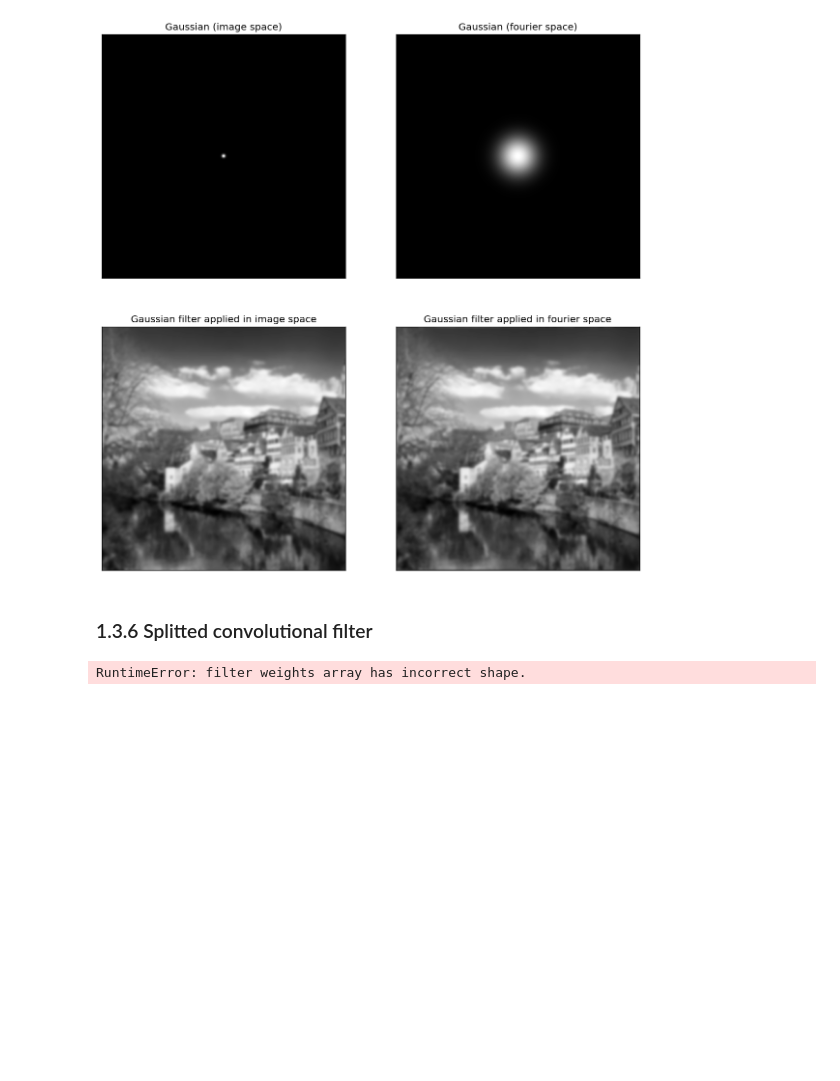
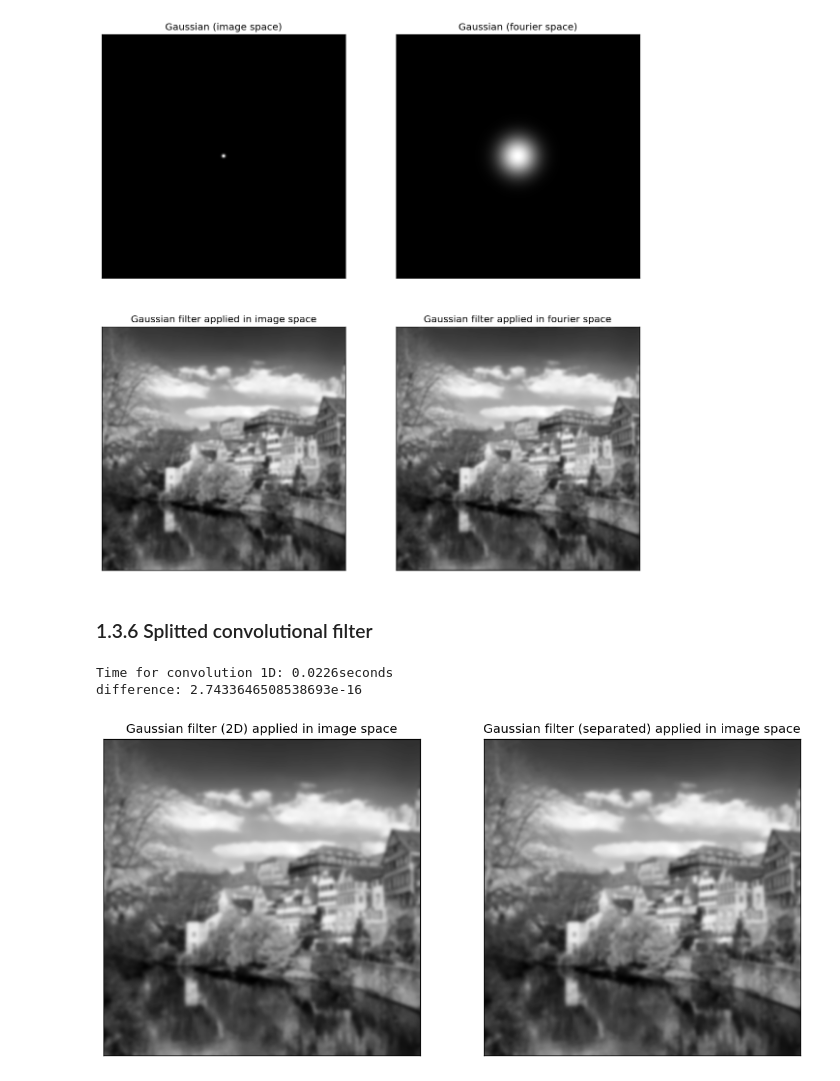
Before and after one commit to faehdy/Bildverarbeitung, a Jupyter notebook: fourier.ipynb, the cells around one changed output. Saved outputs shown, nothing was run; the diff lists cells and outputs as text; code cells hidden in the pictures; blank space fills up the shorter version.

```diff
--- a/fourier.ipynb
+++ b/fourier.ipynb
@@ -125,5 +128,20 @@ plt.imshow(g_kern(kernlen=25, std=3))
 #   step 2: create such a gaussian filter with standard deviation 3 and filtersize 25 and
 #           convolve the image with this filter
 gaussfilter_img = g_kern(25, 3)
-img_conv = ndimage.convolve(img, gaussfilter_img)
+
+timer_sum = 0
+for i in range(10):
+    # Start a timer to measure the time for the convolution
+    start = time.time()
+
+    img_conv = ndimage.convolve(img, gaussfilter_img)
+    # Stop the timer
+    end = time.time()
+    timer_sum += end - start
+
+#divide the time by 10 to get the average time
+print('Time for convolution 2D: ' + str(np.round(timer_sum/10, 5)) + 'seconds')
+
+
+
 gaussfilter_img = np.pad(gaussfilter_img, (img_size - 25)//2, 'constant', constant_values=(0, 0))
@@ -180,30 +200,57 @@ difference: 0.001256048714241181
 # %%
 # TODO
 def g_kern1d(kernlen=5, std=1):
     '''
     Returns a 1D Gaussian kernel with standard devitation sig
     input:
         kernlen: length of the filter std: standard deviation of the gaussian in  pixels
     output:
         g_kern_1d: a gaussian kernel of size (kernlen, 1)
     '''
-    g_kern_1d = stats.norm.cdf(np.arange(kernlen), kernlen//2, std) - stats.norm.cdf(np.arange(kernlen), kernlen//2, std - 1)
+    kernlen += 1
+    arr = np.arange((-kernlen//2),(kernlen//2))
+    arr = arr + 0.5
+    g_kern_1d = np.diff(stats.norm.cdf(arr, scale=std))
+    g_kern_1d_sum = np.sum(g_kern_1d)
+    g_kern_1d = g_kern_1d / g_kern_1d_sum
     return g_kern_1d
 
+
+
+# gaussfilter_img_1D = np.pad(g_kern1d(25, 3), (278,) , 'constant', constant_values=(0))
 gaussfilter_img_1D = g_kern1d(25, 3)
-img_conv_sep_final = ndimage.convolve(img_conv, gaussfilter_img_1D)
+
+timer_sum = 0
+for i in range(10):
+    # Start a timer to measure the time for the convolution
+    start = time.time()
+
+    img_conv_sep_final = ndimage.convolve1d(ndimage.convolve1d(img, gaussfilter_img_1D, axis = 1), gaussfilter_img_1D, axis = 0)
+
+    # Stop the timer
+    end = time.time()
+    timer_sum += end - start
+
+#divide the time by 10 to get the average time
+print('Time for convolution 1D: ' + str(np.round(timer_sum/10, 5)) + 'seconds')
+
+
+difference = np.mean(np.abs(img_conv_sep_final - img_conv))
+print('difference: ' + str(difference))
 
 # ----- plot results
 if PLOT_RESULTS:   #plot_results:
     plt.figure(figsize=(12, 12),dpi=DPI)
     plt.subplot(121)
     plt.xticks([]), plt.yticks([])
     plt.imshow((img_conv), cmap=plt.cm.gray)
     plt.title('Gaussian filter (2D) applied in image space')
     plt.subplot(122)
     plt.xticks([]), plt.yticks([])
     plt.imshow(img_conv_sep_final, cmap='gray')
     plt.title('Gaussian filter (separated) applied in image space')
     plt.show()
 # %% [output]
-RuntimeError: filter weights array has incorrect shape.
+Time for convolution 1D: 0.0226seconds
+difference: 2.7433646508538693e-16
+[figure, added]
```
Also changed, not shown: parts of 2 cells of this notebook.
